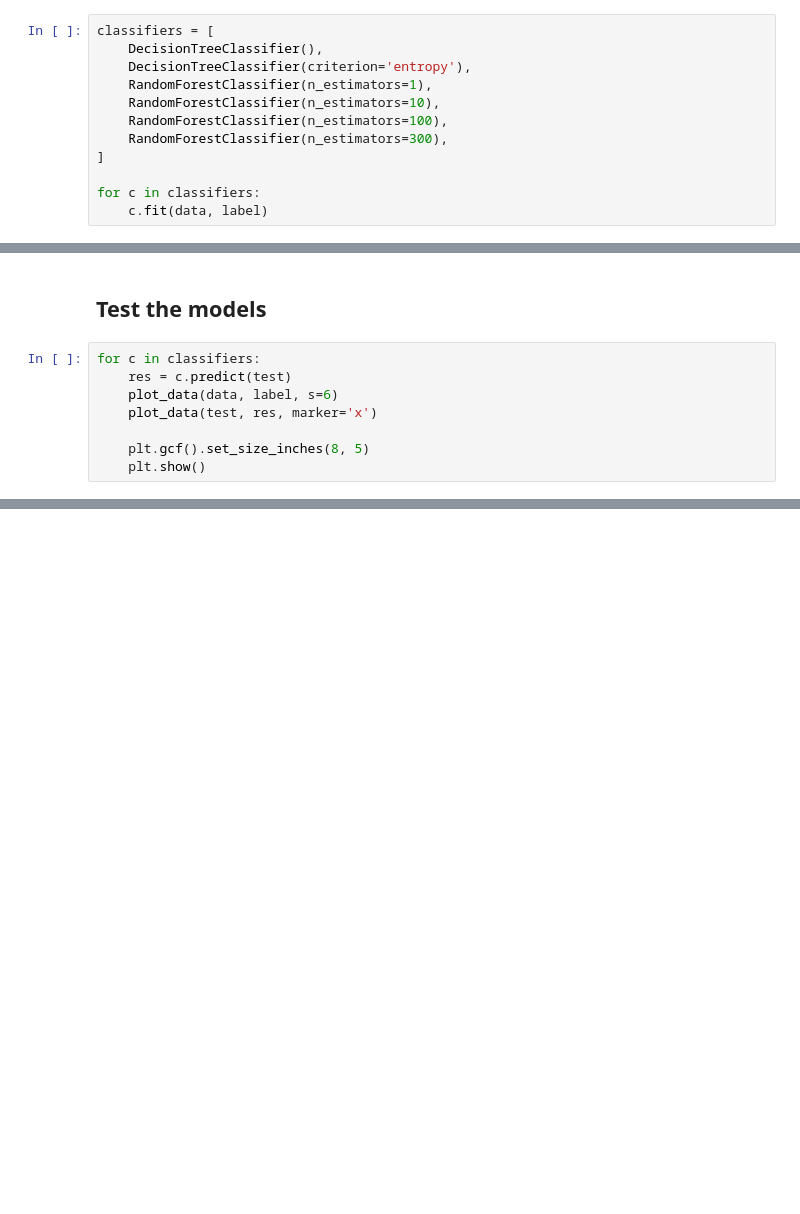
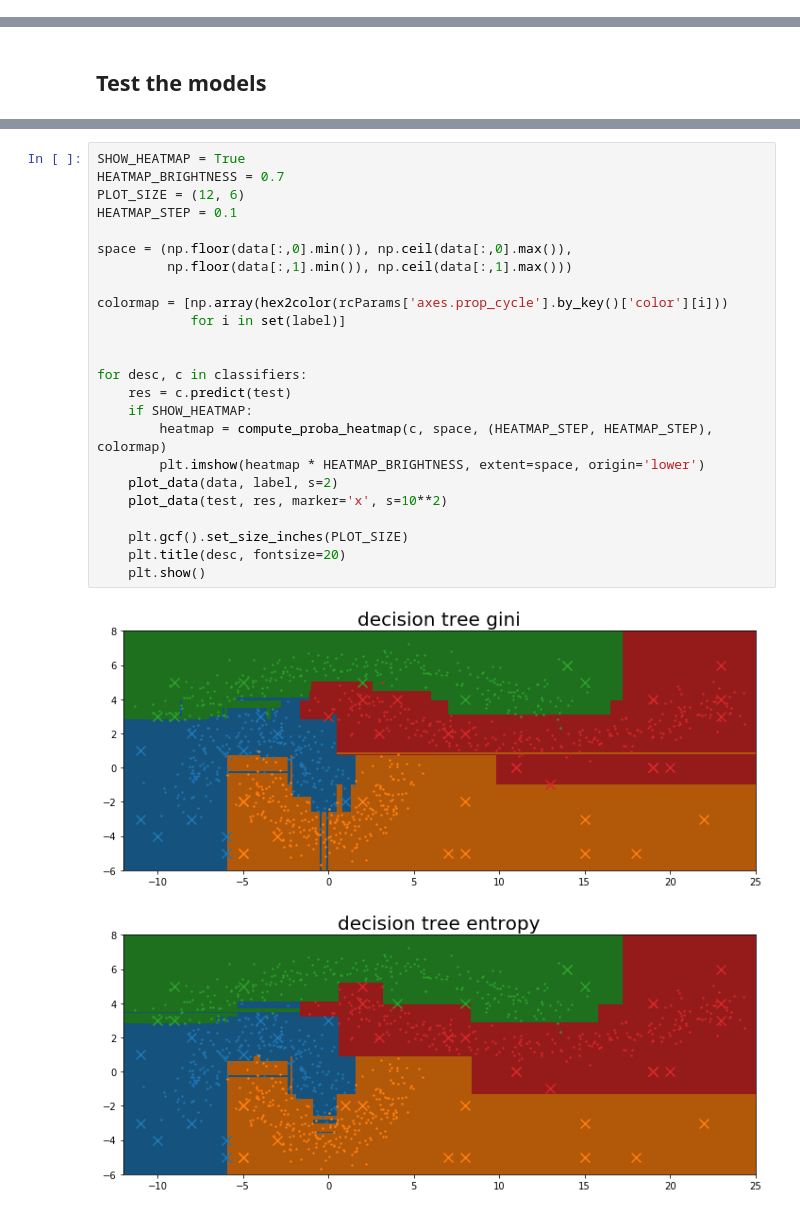
Before and after one commit to Dimension4/random-forest, a Jupyter notebook: sample.ipynb, the cells around one changed output, grey strips where cells are left out. Cells and saved outputs as stored; diff of their text form; blank space fills up the shorter version.

```diff
--- a/sample.ipynb
+++ b/sample.ipynb
@@ -52,14 +56,2 @@ plt.show()
 # %% [markdown]
 ## Train the models
-# %%
-classifiers = [
-    DecisionTreeClassifier(),
-    DecisionTreeClassifier(criterion='entropy'),
-    RandomForestClassifier(n_estimators=1),
-    RandomForestClassifier(n_estimators=10),
-    RandomForestClassifier(n_estimators=100),
-    RandomForestClassifier(n_estimators=300),
-]
-
-for c in classifiers:
-    c.fit(data, label)
@@ -66,10 +96,2 @@ for c in classifiers:
 # %% [markdown]
 ## Test the models
-# %%
-for c in classifiers:
-    res = c.predict(test)
-    plot_data(data, label, s=6)
-    plot_data(test, res, marker='x')
-
-    plt.gcf().set_size_inches(8, 5)
-    plt.show()
@@ -82,0 +98,27 @@ for c in classifiers:
+# %%
+SHOW_HEATMAP = True
+HEATMAP_BRIGHTNESS = 0.7
+PLOT_SIZE = (12, 6)
+HEATMAP_STEP = 0.1
+
+space = (np.floor(data[:,0].min()), np.ceil(data[:,0].max()),
+         np.floor(data[:,1].min()), np.ceil(data[:,1].max()))
+
+colormap = [np.array(hex2color(rcParams['axes.prop_cycle'].by_key()['color'][i]))
+            for i in set(label)]
+
+
+for desc, c in classifiers:
+    res = c.predict(test)
+    if SHOW_HEATMAP:
+        heatmap = compute_proba_heatmap(c, space, (HEATMAP_STEP, HEATMAP_STEP), colormap)
+        plt.imshow(heatmap * HEATMAP_BRIGHTNESS, extent=space, origin='lower')
+    plot_data(data, label, s=2)
+    plot_data(test, res, marker='x', s=10**2)
+
+    plt.gcf().set_size_inches(PLOT_SIZE)
+    plt.title(desc, fontsize=20)
+    plt.show()
+# %% [output]
+[figure, added]
+[figure, added]
```
Also changed, not shown: parts of 6 cells of this notebook.
